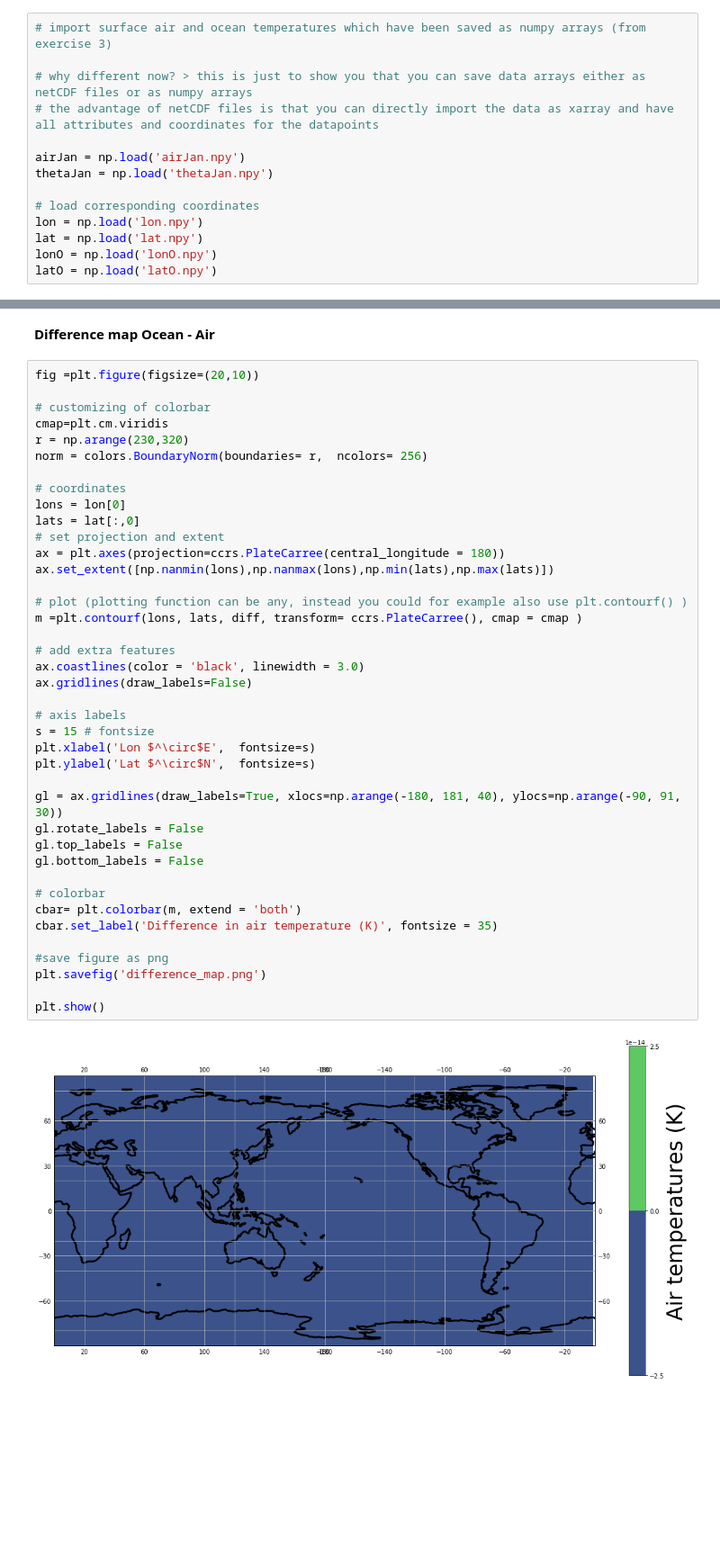
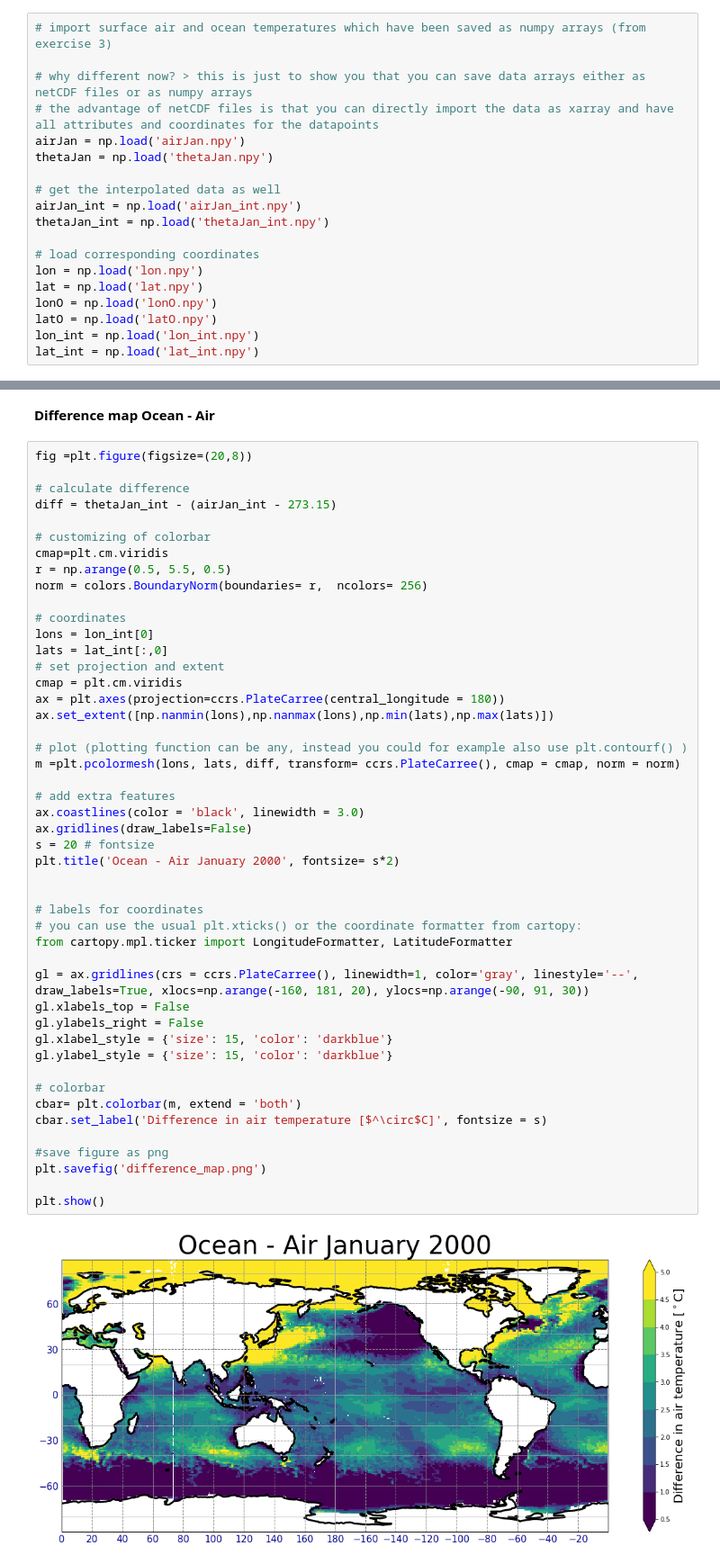
Before and after one commit to JuliaKukulies/teaching_climate, a Jupyter notebook: exercises_GVN465/ex4.ipynb, the cells around one changed output, grey strips where cells are left out. Shown at 90% size. Drawn from its saved outputs; the diff is of its cells as text; blank space fills up the shorter version.

```diff
--- a/exercises_GVN465/ex4.ipynb
+++ b/exercises_GVN465/ex4.ipynb
@@ -127,15 +127,20 @@ import matplotlib.colors as colors
 
 # why different now? > this is just to show you that you can save data arrays either as netCDF files or as numpy arrays
 # the advantage of netCDF files is that you can directly import the data as xarray and have all attributes and coordinates for the datapoints
-
 airJan = np.load('airJan.npy')
 thetaJan = np.load('thetaJan.npy')
+
+# get the interpolated data as well
+airJan_int = np.load('airJan_int.npy')
+thetaJan_int = np.load('thetaJan_int.npy')
 
 # load corresponding coordinates
 lon = np.load('lon.npy')
 lat = np.load('lat.npy')
 lonO = np.load('lonO.npy')
 latO = np.load('latO.npy')
+lon_int = np.load('lon_int.npy')
+lat_int = np.load('lat_int.npy')
 # %% [markdown]
 **Robinson projection**
 # %%
@@ -292,44 +342,51 @@ ValueError: The length of the coordinate does not match the size of the correspo
 # %% [markdown]
 **Difference map Ocean - Air**
 # %%
-fig =plt.figure(figsize=(20,10))
+fig =plt.figure(figsize=(20,8))
+
+# calculate difference
+diff = thetaJan_int - (airJan_int - 273.15)
 
 # customizing of colorbar
 cmap=plt.cm.viridis
-r = np.arange(230,320)
+r = np.arange(0.5, 5.5, 0.5)
 norm = colors.BoundaryNorm(boundaries= r,  ncolors= 256)
 
 # coordinates
-lons = lon[0]
-lats = lat[:,0]
+lons = lon_int[0]
+lats = lat_int[:,0]
 # set projection and extent
+cmap = plt.cm.viridis
 ax = plt.axes(projection=ccrs.PlateCarree(central_longitude = 180))
 ax.set_extent([np.nanmin(lons),np.nanmax(lons),np.min(lats),np.max(lats)])
 
 # plot (plotting function can be any, instead you could for example also use plt.contourf() )
-m =plt.contourf(lons, lats, diff, transform= ccrs.PlateCarree(), cmap = cmap )
+m =plt.pcolormesh(lons, lats, diff, transform= ccrs.PlateCarree(), cmap = cmap, norm = norm)
 
 # add extra features
 ax.coastlines(color = 'black', linewidth = 3.0)
 ax.gridlines(draw_labels=False)
+s = 20 # fontsize
+plt.title('Ocean - Air January 2000', fontsize= s*2)
 
-# axis labels
-s = 15 # fontsize
-plt.xlabel('Lon $^\circ$E',  fontsize=s)
-plt.ylabel('Lat $^\circ$N',  fontsize=s)
 
-gl = ax.gridlines(draw_labels=True, xlocs=np.arange(-180, 181, 40), ylocs=np.arange(-90, 91, 30))
-gl.rotate_labels = False
-gl.top_labels = False
-gl.bottom_labels = False
+# labels for coordinates
+# you can use the usual plt.xticks() or the coordinate formatter from cartopy:
+from cartopy.mpl.ticker import LongitudeFormatter, LatitudeFormatter
+
+gl = ax.gridlines(crs = ccrs.PlateCarree(), linewidth=1, color='gray', linestyle='--', draw_labels=True, xlocs=np.arange(-160, 181, 20), ylocs=np.arange(-90, 91, 30))
+gl.xlabels_top = False
+gl.ylabels_right = False
+gl.xlabel_style = {'size': 15, 'color': 'darkblue'}
+gl.ylabel_style = {'size': 15, 'color': 'darkblue'}
 
 # colorbar
 cbar= plt.colorbar(m, extend = 'both')
-cbar.set_label('Difference in air temperature (K)', fontsize = 35)
+cbar.set_label('Difference in air temperature [$^\circ$C]', fontsize = s)
 
 #save figure as png
 plt.savefig('difference_map.png')
 
 plt.show()
 # %% [output]
-[figure, old version]
+[figure, new version]
```
Also changed, not shown: parts of 8 cells of this notebook.
